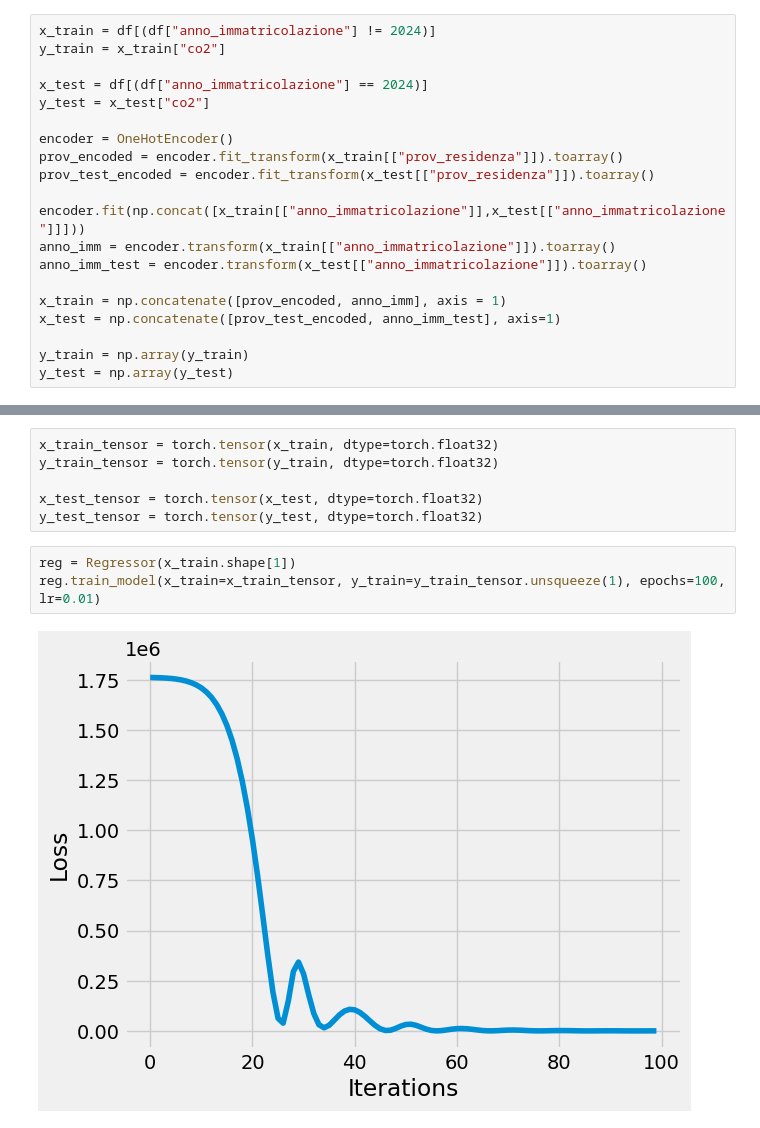
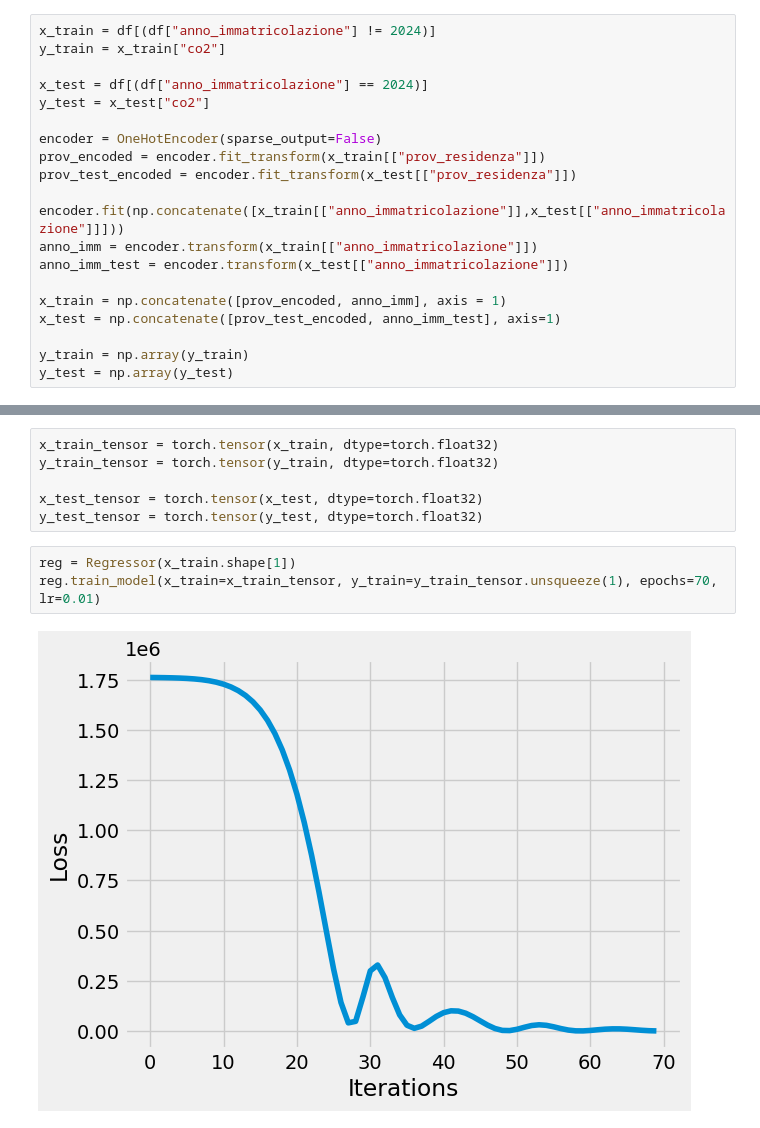
Before and after one commit to pit0500/accenture_challenge, a Jupyter notebook: accenture_challenge/model.ipynb, the cells around one changed output, grey strips where cells are left out. Drawn from its saved outputs; the diff is of its cells as text.

```diff
--- a/accenture_challenge/model.ipynb
+++ b/accenture_challenge/model.ipynb
@@ -155,13 +152,13 @@ y_train = x_train["co2"]
 x_test = df[(df["anno_immatricolazione"] == 2024)]
 y_test = x_test["co2"]
 
-encoder = OneHotEncoder()
-prov_encoded = encoder.fit_transform(x_train[["prov_residenza"]]).toarray()
-prov_test_encoded = encoder.fit_transform(x_test[["prov_residenza"]]).toarray()
+encoder = OneHotEncoder(sparse_output=False)
+prov_encoded = encoder.fit_transform(x_train[["prov_residenza"]])
+prov_test_encoded = encoder.fit_transform(x_test[["prov_residenza"]])
 
-encoder.fit(np.concat([x_train[["anno_immatricolazione"]],x_test[["anno_immatricolazione"]]]))
-anno_imm = encoder.transform(x_train[["anno_immatricolazione"]]).toarray()
-anno_imm_test = encoder.transform(x_test[["anno_immatricolazione"]]).toarray()
+encoder.fit(np.concatenate([x_train[["anno_immatricolazione"]],x_test[["anno_immatricolazione"]]]))
+anno_imm = encoder.transform(x_train[["anno_immatricolazione"]])
+anno_imm_test = encoder.transform(x_test[["anno_immatricolazione"]])
 
 x_train = np.concatenate([prov_encoded, anno_imm], axis = 1)
 x_test = np.concatenate([prov_test_encoded, anno_imm_test], axis=1)
@@ -261,9 +258,9 @@ x_test_tensor = torch.tensor(x_test, dtype=torch.float32)
 y_test_tensor = torch.tensor(y_test, dtype=torch.float32)
 # %%
 reg = Regressor(x_train.shape[1])
-reg.train_model(x_train=x_train_tensor, y_train=y_train_tensor.unsqueeze(1), epochs=100, lr=0.01)
+reg.train_model(x_train=x_train_tensor, y_train=y_train_tensor.unsqueeze(1), epochs=70, lr=0.01)
 # %% [output]
-[figure, old version]
+[figure, new version]
 # %%
 reg.eval()
 reg(x_train_tensor)
```
Also changed, not shown: parts of 5 cells of this notebook.
